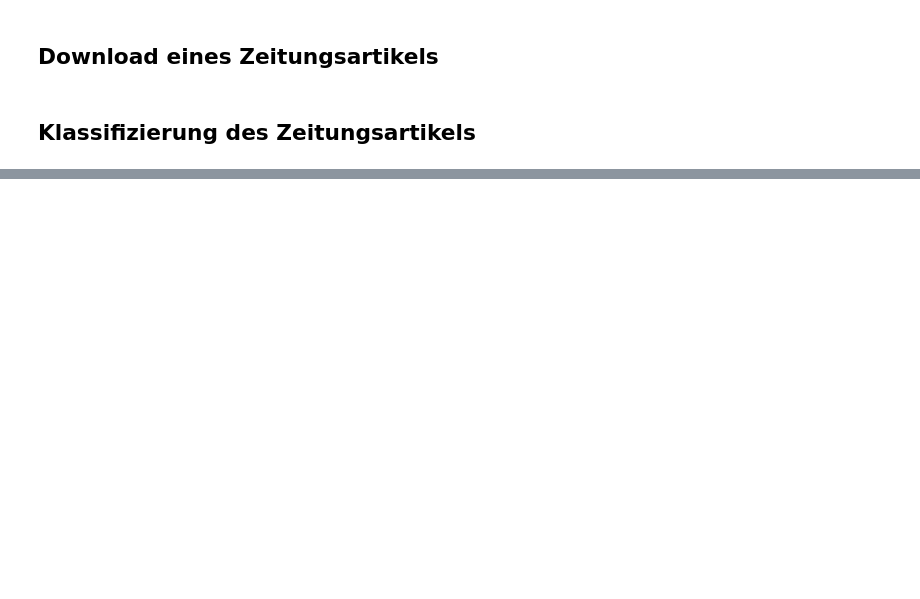
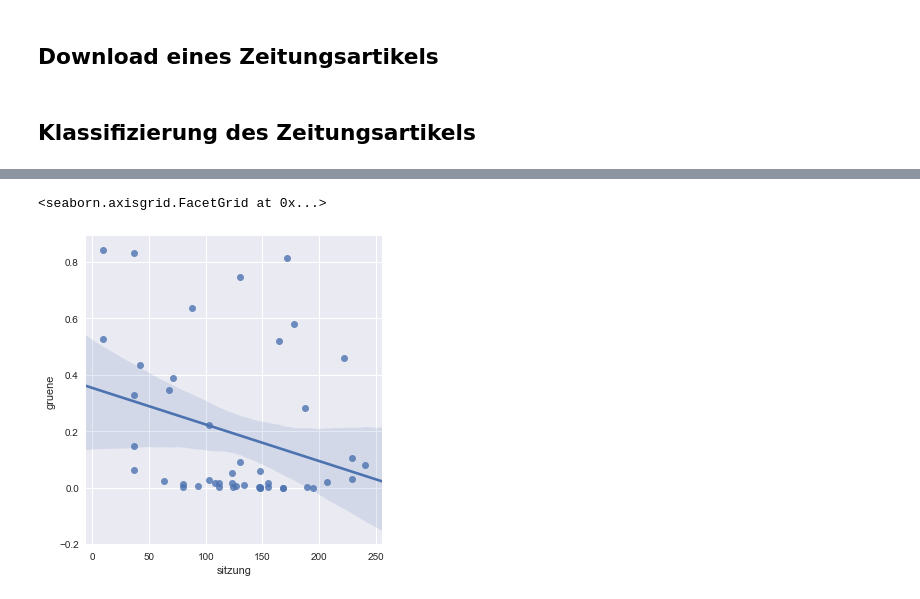
Before and after one commit to felixbiessmann/ml-schule, a Jupyter notebook: ml-schule.ipynb, the cells around one changed output, grey strips where cells are left out. Cells and saved outputs as stored; diff of their text form; code cells hidden in the pictures; blank space fills up the shorter version.

```diff
--- a/ml-schule.ipynb
+++ b/ml-schule.ipynb
@@ -161,0 +263,10 @@ sozialdemokraten, sozialdemokratinnen, bundestagsfraktion, olaf, dat, michelbach
+# %%
+df['timestamp'] = df.wahlperiode * 1000 + df.sitzung
+# %%
+import seaborn as sns; sns.set(color_codes=True)
+%matplotlib inline
+sprecher = 'Jürgen Trittin'
+sns.lmplot('sitzung','gruene',data=df[(df['sprecher']==sprecher) & (df['wahlperiode']==17)][['sitzung','gruene']])
+# %% [output]
+<seaborn.axisgrid.FacetGrid at 0x...>
+[figure, added]
```
Also changed, not shown: parts of 12 cells of this notebook.
